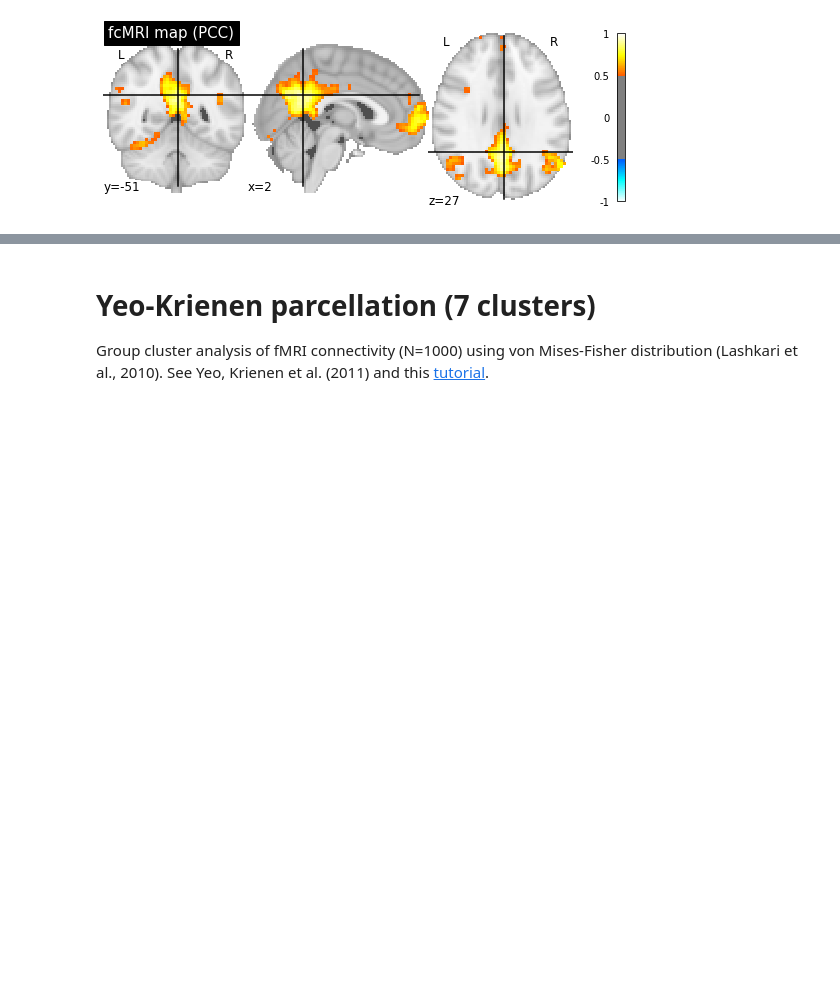
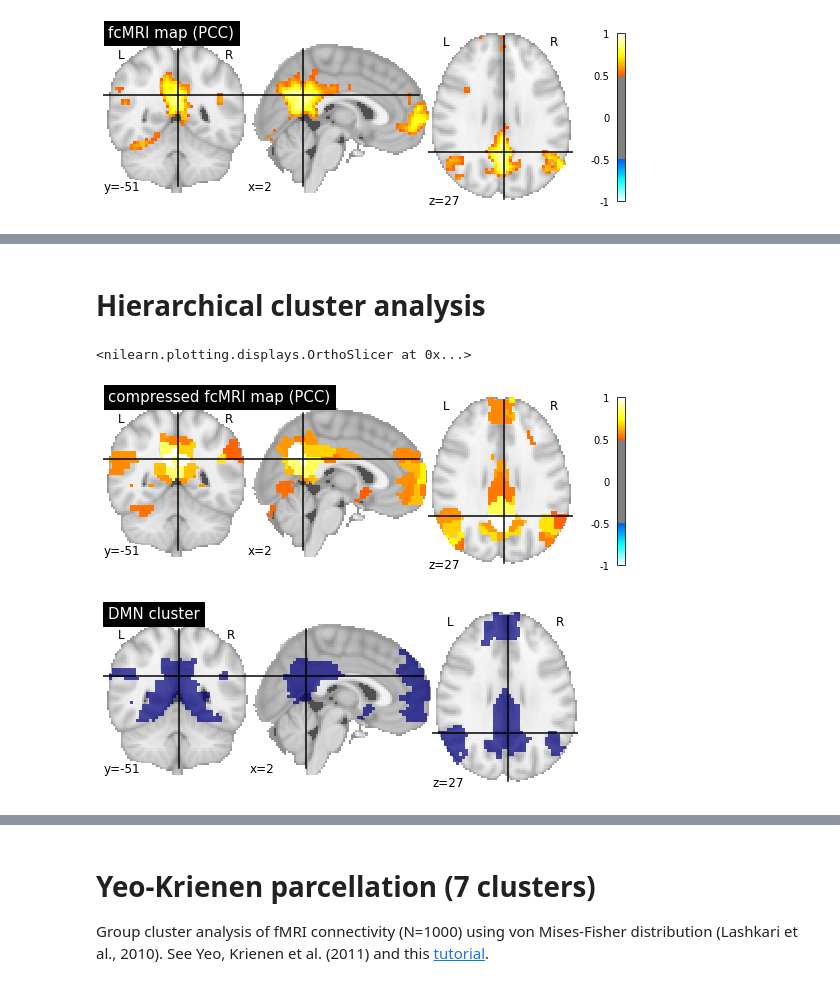
Before and after one commit to pbellec/functional_parcellation, a Jupyter notebook: functional_parcellation_intro.ipynb, the cells around one changed output, grey strips where cells are left out. Cells and saved outputs as stored; diff of their text form; code cells hidden in the pictures; blank space fills up the shorter version.

```diff
--- a/functional_parcellation_intro.ipynb
+++ b/functional_parcellation_intro.ipynb
@@ -178,0 +235,13 @@ As we ordered the parcels in a data-driven way, we can see functional networks a
+# %% [markdown]
+# Hierarchical cluster analysis
+# %%
+# Let's finally visualize the compressed seed-based PCC map
+plotting.plot_stat_map(conn_map_compressed, cut_coords=(2, -51, 27), threshold=0.5, vmax=1, title="compressed fcMRI map (PCC)")
+
+# along with the DMN cluster
+part_img = masker.inverse_transform(part.reshape([1, 444]) + 1 == 10) # note the sneaky shift to 1-indexing
+plotting.plot_roi(part_img, title="DMN cluster", cut_coords=(2, -51, 27))
+# %% [output]
+<nilearn.plotting.displays.OrthoSlicer at 0x...>
+[figure, added]
+[figure, added]
```
Also changed, not shown: parts of 19 cells of this notebook, 1 other file.
